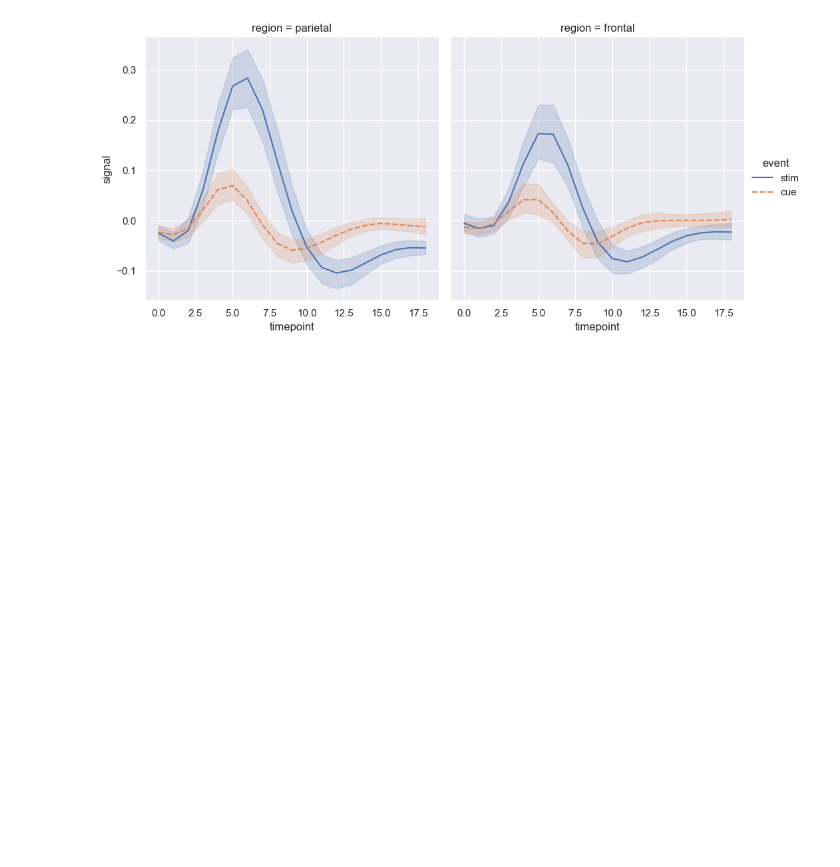
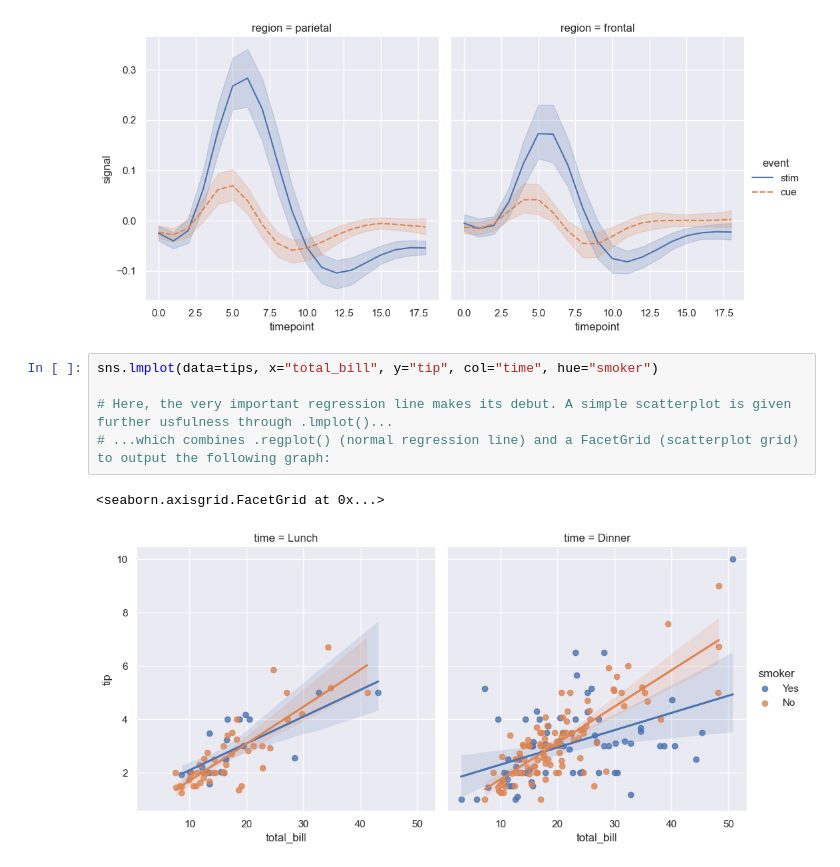
Before and after one commit to Nikit-V-Mitic/Studies-in-Python, a Jupyter notebook: SeabornBasicsSheet.ipynb, the cells around one changed output. Drawn from its saved outputs; the diff is of its cells as text; blank space fills up the shorter version.

Commit message:
Demonstration of scatterplot overlayed on regression line with confidence interval shown in Seaborn

```diff
--- a/SeabornBasicsSheet.ipynb
+++ b/SeabornBasicsSheet.ipynb
@@ -64,3 +64,11 @@ sns.relplot(
 # %% [output]
 <seaborn.axisgrid.FacetGrid at 0x...>
 [figure]
+# %%
+sns.lmplot(data=tips, x="total_bill", y="tip", col="time", hue="smoker")
+
+# Here, the very important regression line makes its debut. A simple scatterplot is given further usfulness through .lmplot()...
+# ...which combines .regplot() (normal regression line) and a FacetGrid (scatterplot grid) to output the following graph:
+# %% [output]
+<seaborn.axisgrid.FacetGrid at 0x...>
+[figure, added]
```
